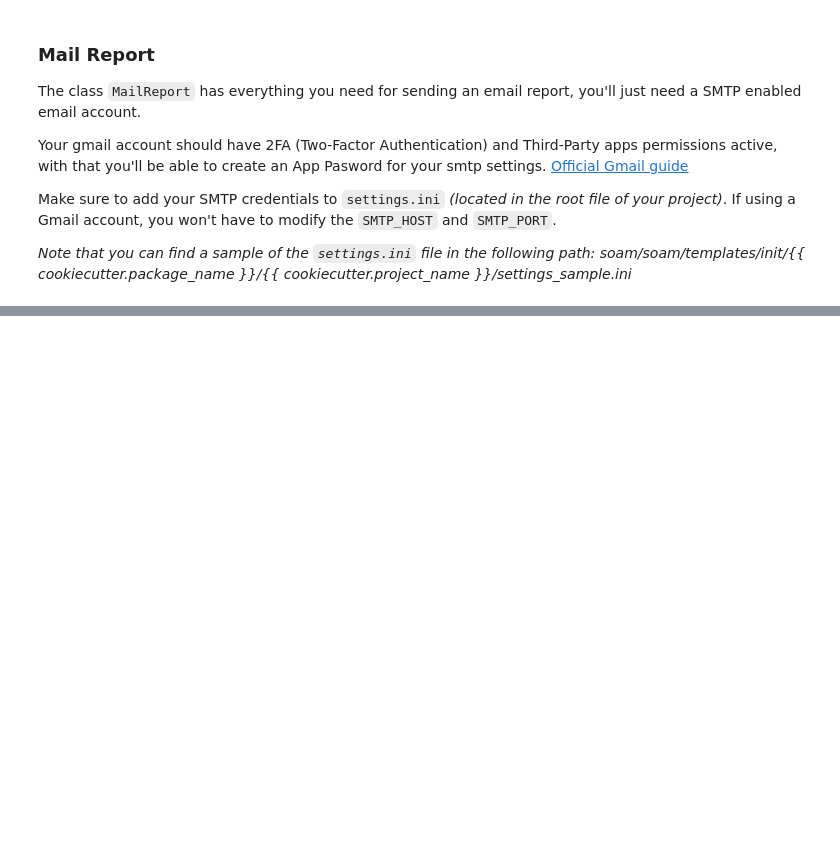
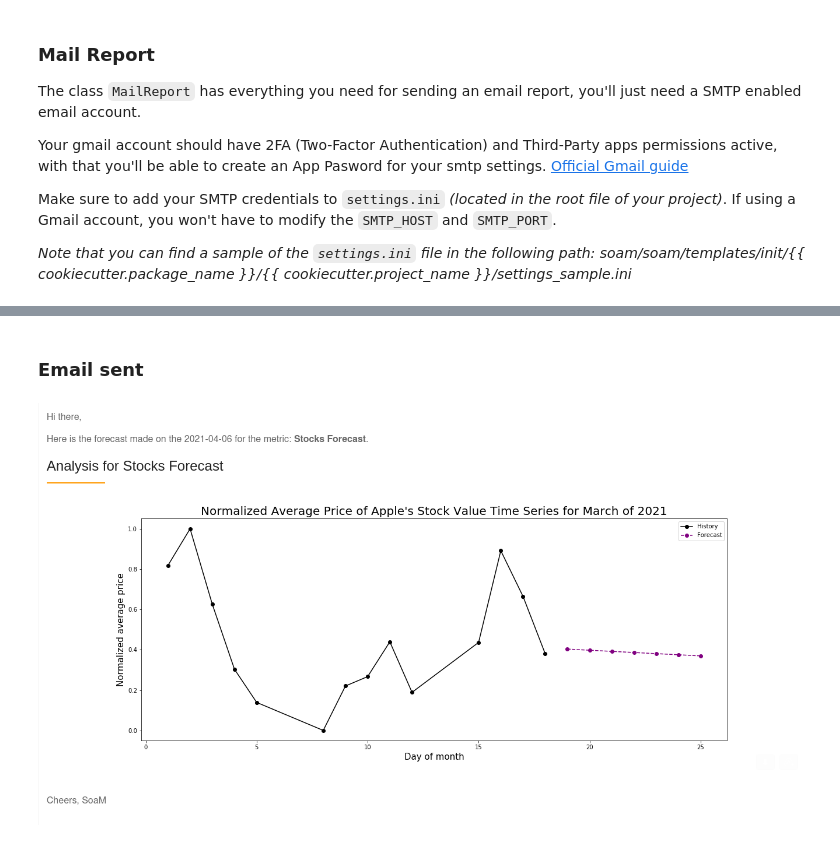
Before and after one commit to MuttData/soam, a Jupyter notebook: notebook/examples/quickstart.ipynb, the cells around one changed output, grey strips where cells are left out. Cells and saved outputs as stored; diff of their text form; code cells hidden in the pictures; blank space fills up the shorter version.

```diff
--- a/notebook/examples/quickstart.ipynb
+++ b/notebook/examples/quickstart.ipynb
@@ -257,0 +237,8 @@ test.run()
+# %% [markdown]
+### Email sent
+# %%
+from IPython.display import display, Image
+
+display(Image(filename='img/emailreport_apple.png'))
+# %% [output]
+[figure, added]
```
Also changed, not shown: parts of 9 cells of this notebook.
